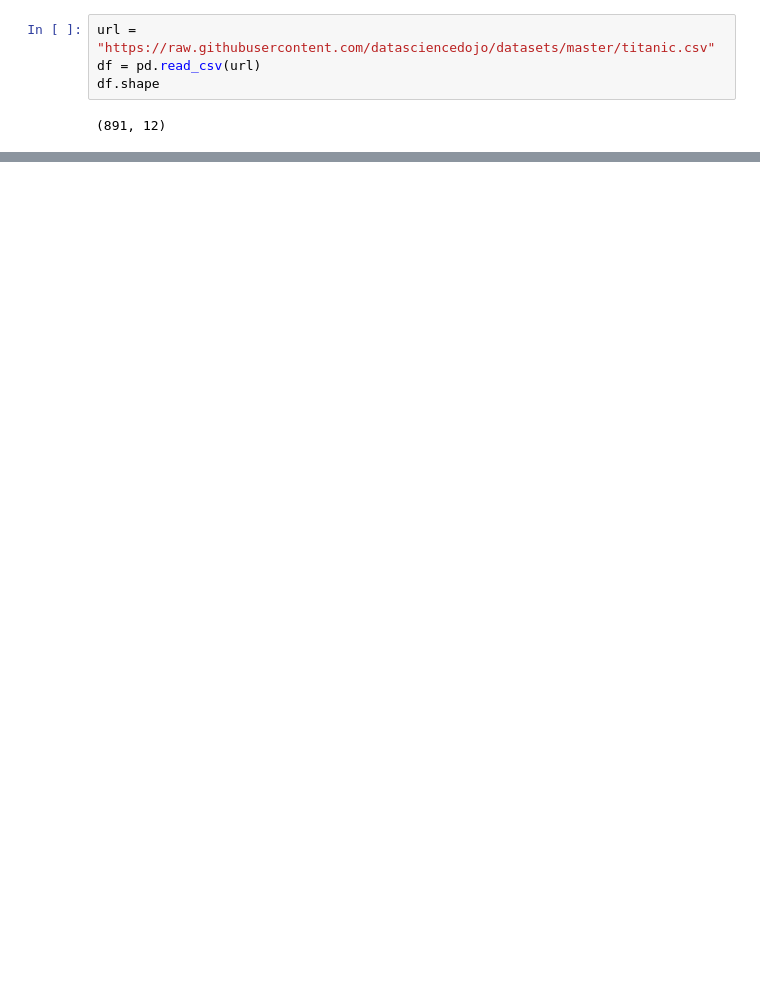
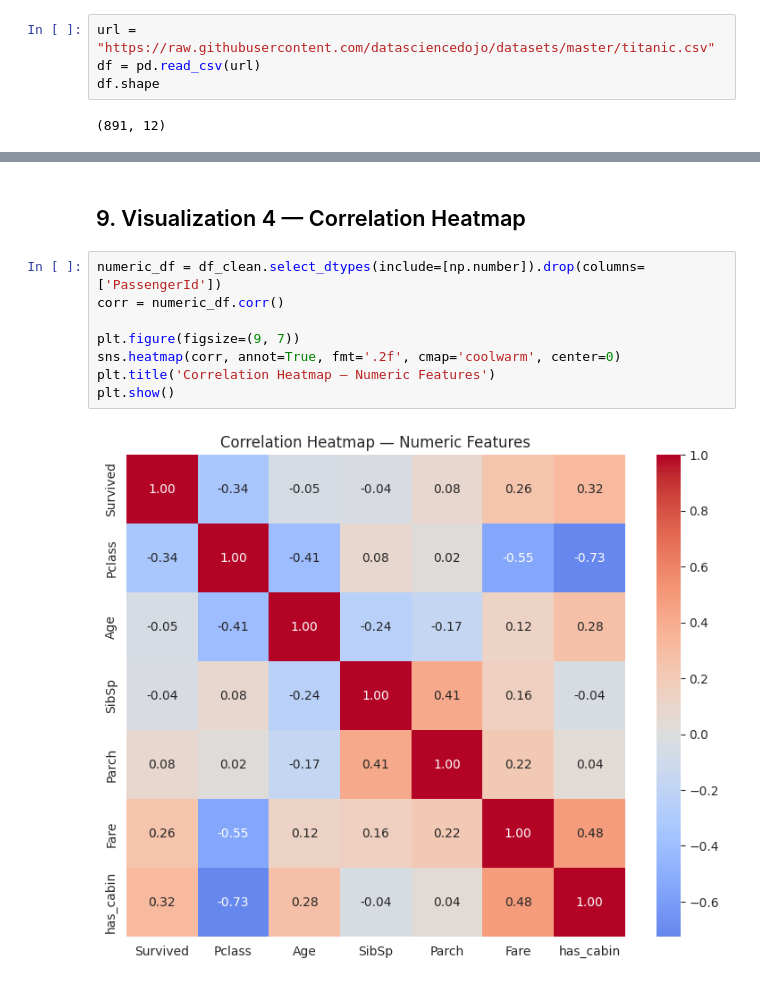
Before and after one commit to aliasjad6536/neurofive-ml-track, a Jupyter notebook: titanic_eda.ipynb, the cells around one changed output, grey strips where cells are left out. Saved outputs shown, nothing was run; the diff lists cells and outputs as text; blank space fills up the shorter version.

```diff
--- a/titanic_eda.ipynb
+++ b/titanic_eda.ipynb
@@ -115,0 +123,12 @@ See https://pandas.pydata.org/docs/user_guide/migration-3-strings.html#string-mi
+# %% [markdown]
+## 9. Visualization 4 — Correlation Heatmap
+# %%
+numeric_df = df_clean.select_dtypes(include=[np.number]).drop(columns=['PassengerId'])
+corr = numeric_df.corr()
+
+plt.figure(figsize=(9, 7))
+sns.heatmap(corr, annot=True, fmt='.2f', cmap='coolwarm', center=0)
+plt.title('Correlation Heatmap — Numeric Features')
+plt.show()
+# %% [output]
+[figure, added]
```
Also changed, not shown: parts of 32 cells of this notebook.
